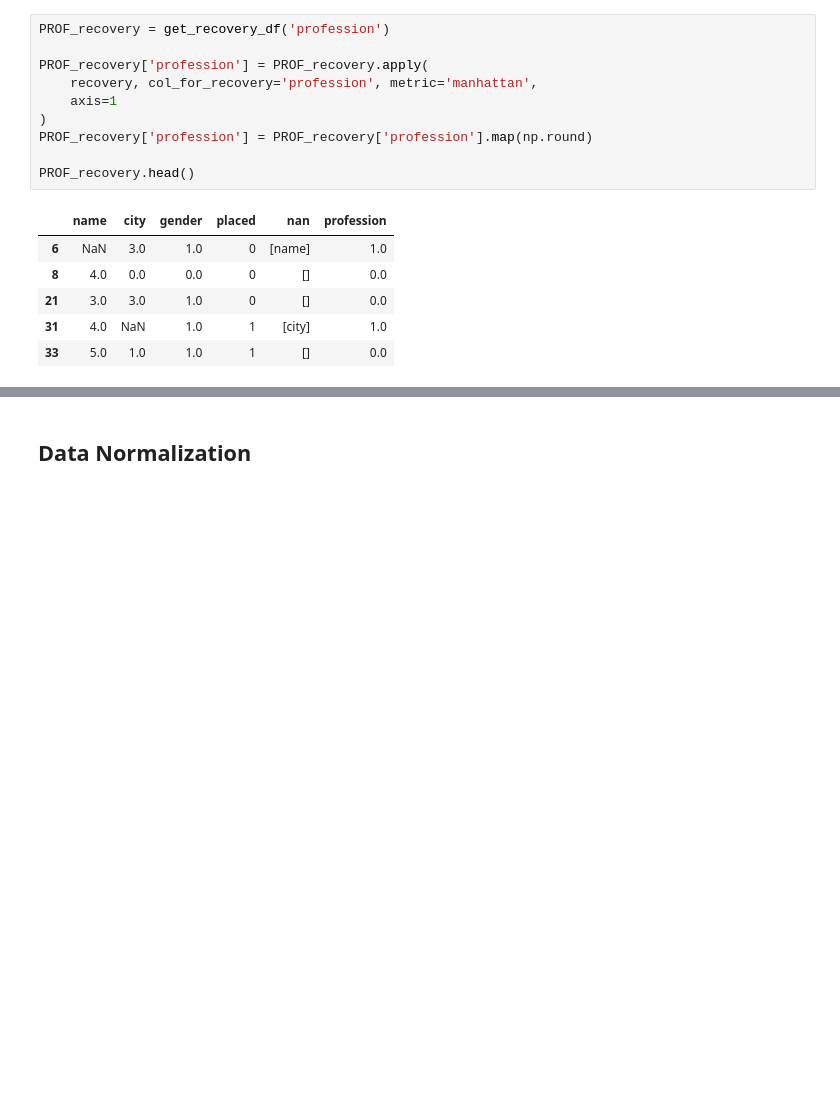
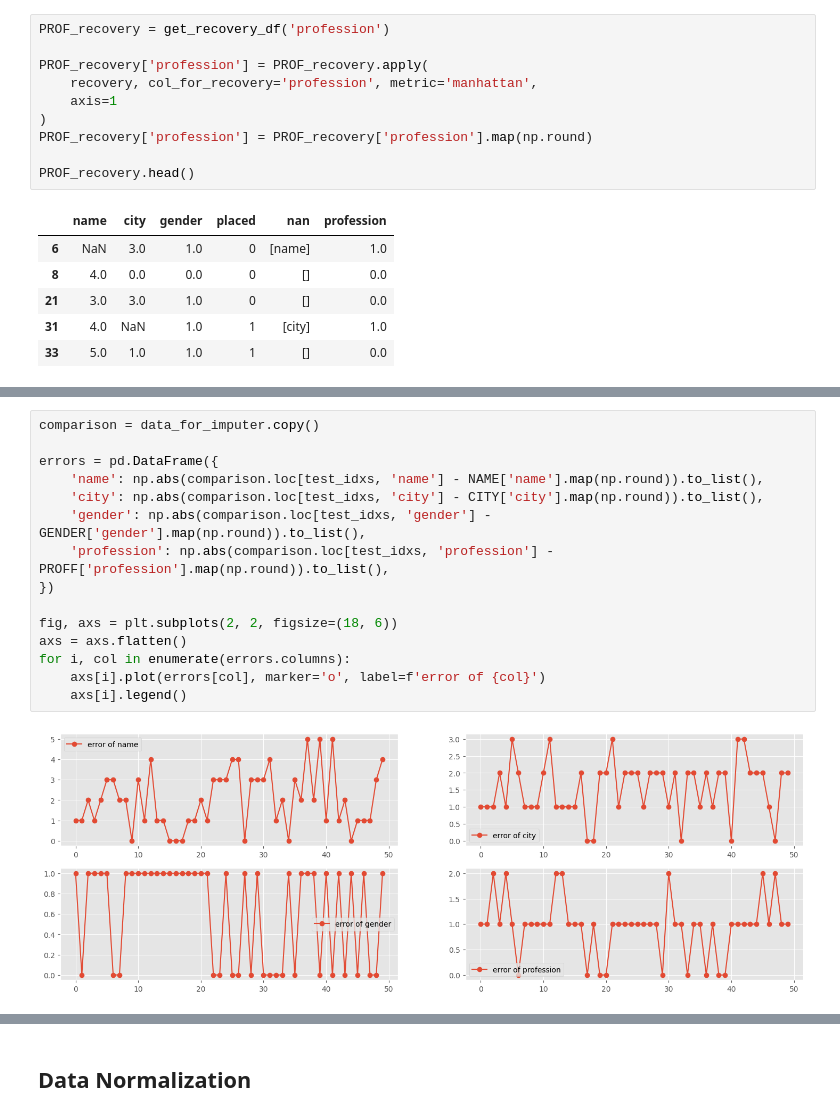
Before and after one commit to fadeeva/nakedML, a Jupyter notebook: MLnotes/002_Missing_Data_Recovery.ipynb, the cells around one changed output, grey strips where cells are left out. Cells and saved outputs as stored; diff of their text form; blank space fills up the shorter version.

```diff
--- a/MLnotes/002_Missing_Data_Recovery.ipynb
+++ b/MLnotes/002_Missing_Data_Recovery.ipynb
@@ -353,0 +482,17 @@ PROF_recovery.head()
+# %%
+comparison = data_for_imputer.copy()
+
+errors = pd.DataFrame({
+    'name': np.abs(comparison.loc[test_idxs, 'name'] - NAME['name'].map(np.round)).to_list(),
+    'city': np.abs(comparison.loc[test_idxs, 'city'] - CITY['city'].map(np.round)).to_list(),
+    'gender': np.abs(comparison.loc[test_idxs, 'gender'] - GENDER['gender'].map(np.round)).to_list(),
+    'profession': np.abs(comparison.loc[test_idxs, 'profession'] - PROFF['profession'].map(np.round)).to_list(),
+})
+
+fig, axs = plt.subplots(2, 2, figsize=(18, 6))
+axs = axs.flatten()
+for i, col in enumerate(errors.columns):
+    axs[i].plot(errors[col], marker='o', label=f'error of {col}')
+    axs[i].legend()
+# %% [output]
+[figure, added]
```
Also changed, not shown: parts of 21 cells of this notebook.
